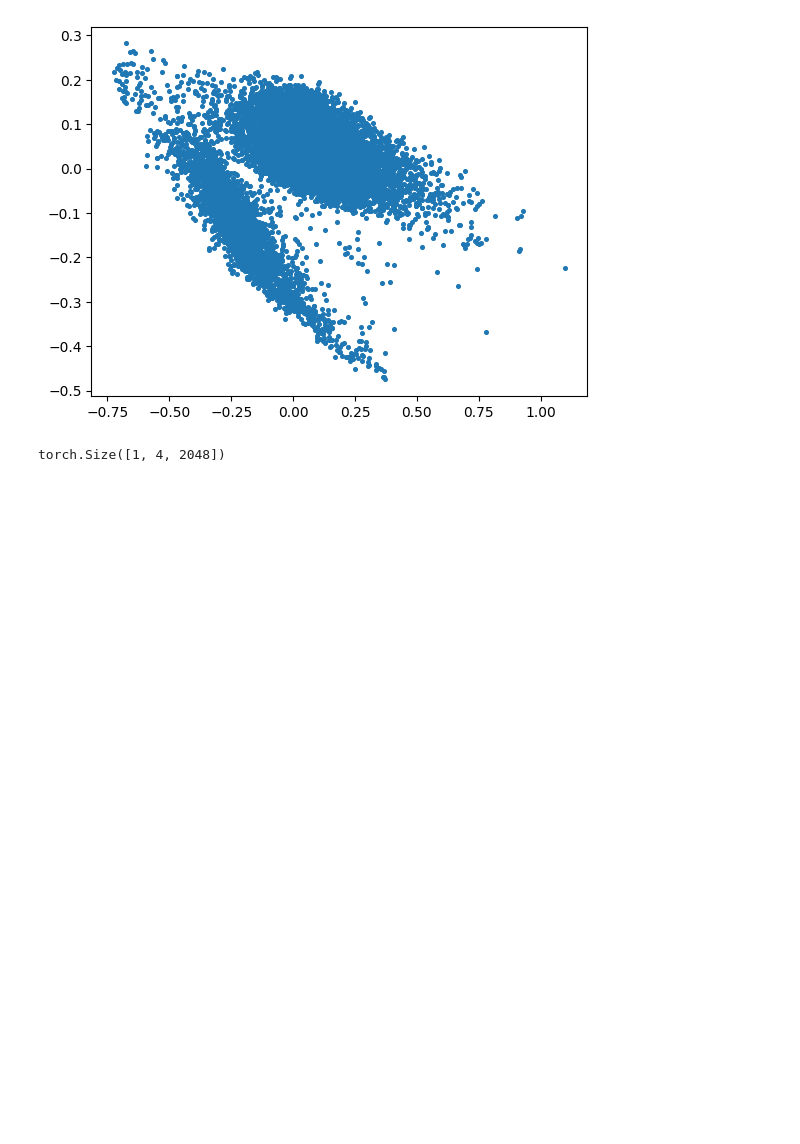
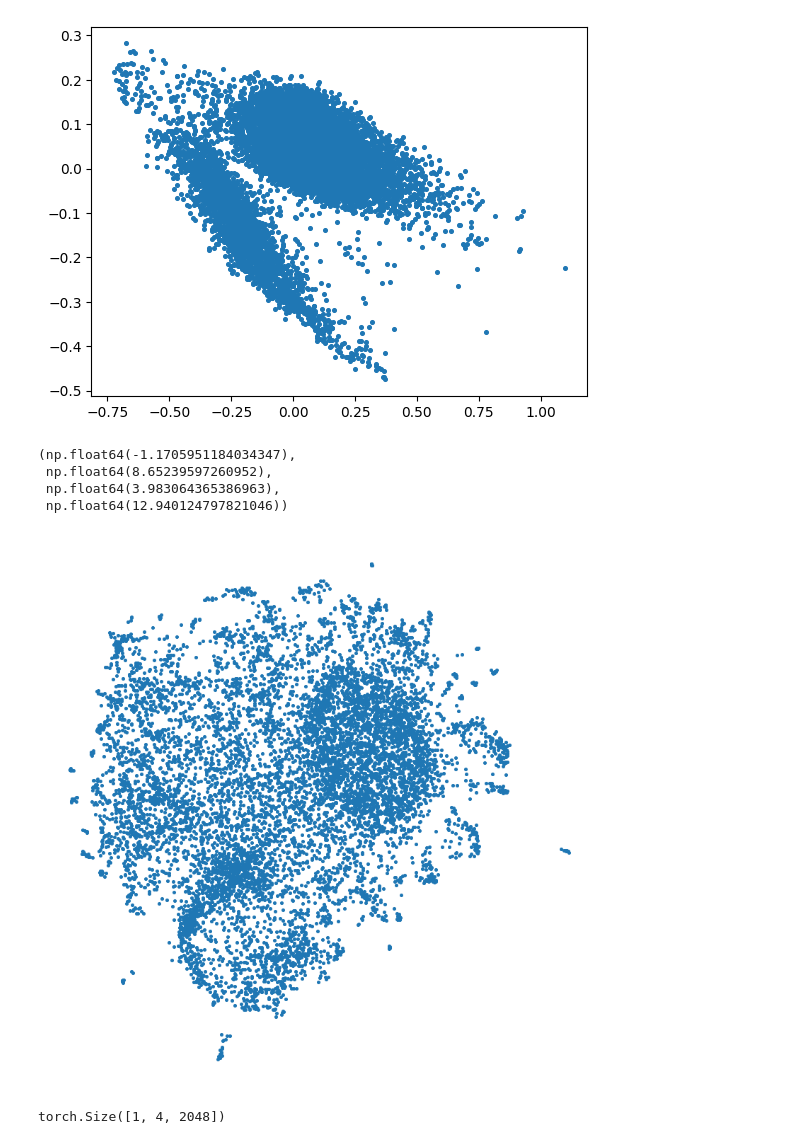
Before and after one commit to JackHanke/qt, a Jupyter notebook: workspace.ipynb, the cells around one changed output. Cells and saved outputs as stored; diff of their text form; code cells hidden in the pictures; blank space fills up the shorter version.

Commit message:
added umap of word embeddings

```diff
--- a/workspace.ipynb
+++ b/workspace.ipynb
@@ -680,6 +681,18 @@ plt.scatter(pcaed_embeds[:, 0], pcaed_embeds[:, 1], s=7)
 # %% [output]
 <matplotlib.collections.PathCollection at 0x...>
 [figure]
+# %%
+embeds = umap.UMAP().fit_transform(model.embeddings.weight.clone().detach().cpu().numpy())
+
+fig, axes = plt.subplots(nrows=1, ncols=1, figsize=(10, 10))
+axes.scatter(embeds[:, 0], embeds[:, 1], s=7)
+axes.axis('off')
+# %% [output]
+(np.float64(-1.1705951184034347),
+ np.float64(8.65239597260952),
+ np.float64(3.983064365386963),
+ np.float64(12.940124797821046))
+[figure, added]
 # %%
 with torch.inference_mode():
     with torch.autocast(device_type='cuda', dtype=torch.bfloat16):
```
Also changed, not shown: parts of 1 cell of this notebook, 3 other files.
